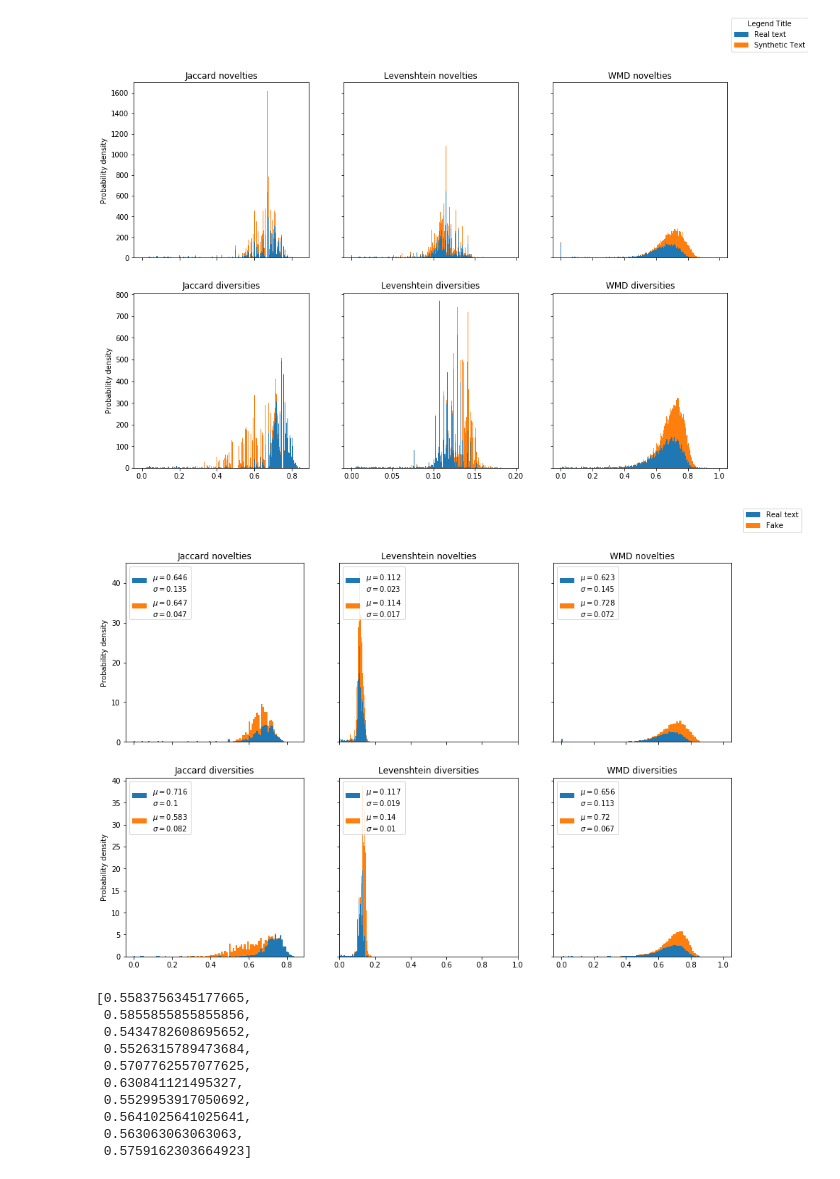
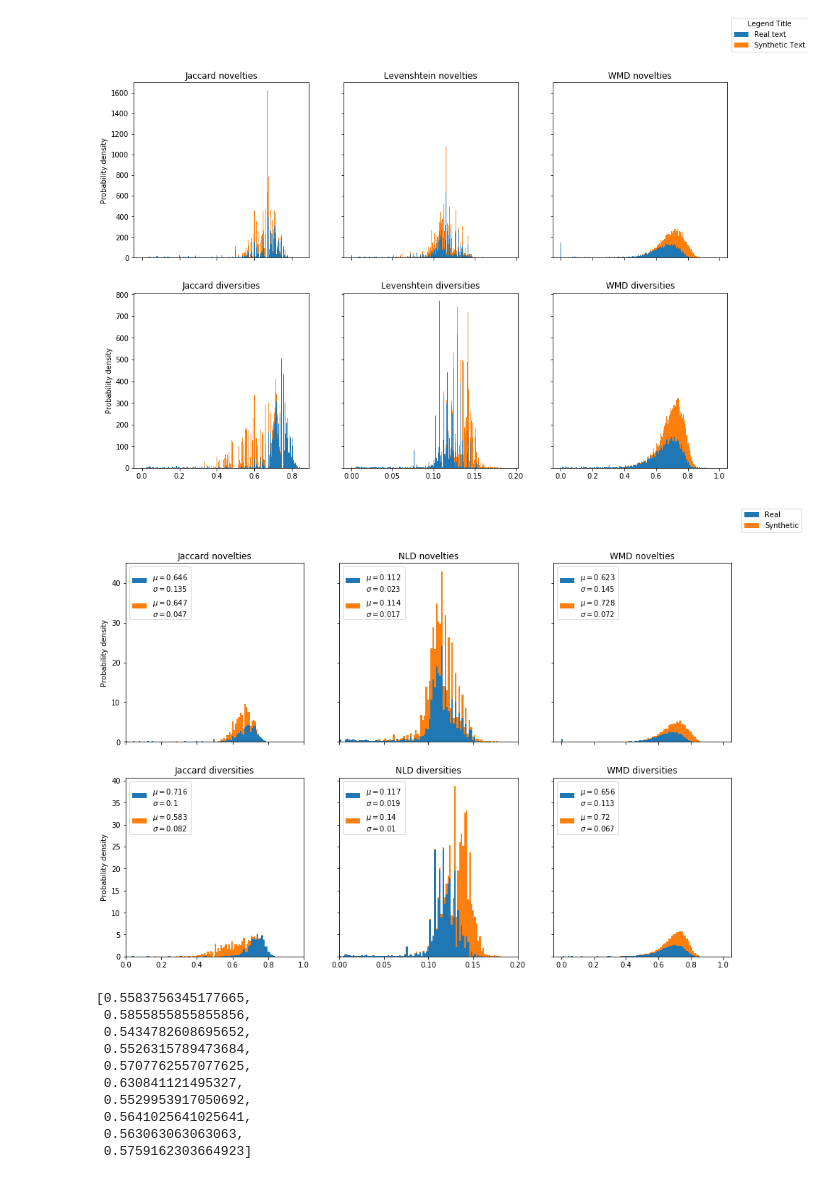
Before and after one commit to debashishc/classification-real-fake-text, a Jupyter notebook: Multimetric analysis.ipynb, the cells around one changed output. Saved outputs shown, nothing was run; the diff lists cells and outputs as text; code cells hidden in the pictures.

```diff
--- a/Multimetric analysis.ipynb
+++ b/Multimetric analysis.ipynb
@@ -362,7 +364,7 @@ for ax in axarr.flat:
 [figure]
 # %%
 n_bins=100
-colors = ["Real text", "Fake"]
+colors = ["Real", "Synthetic"]
 # plt.hist(jac_novs, n_bins, density=1, histtype='bar', stacked=True, label=colors)
 # plt.legend(loc="upper right")
 
@@ -372,13 +374,15 @@ p1 = axarr[0, 0].hist(jac_novs, n_bins, density=1, histtype='bar', stacked=True,
         round(np.nanmean(jac_real_novelties), 3), round(np.nanstd(jac_real_novelties), 3)),'$\mu={}$ \n$\sigma={}$'.format(
         round(np.nanmean(jac_fake_novelties), 3), round(np.nanstd(jac_fake_novelties), 3))])
 axarr[0, 0].legend(loc="upper left")
+axarr[0, 0].set_xlim(0,1)
 axarr[0, 0].set_title('Jaccard novelties')
 p2 = axarr[0, 1].hist(lev_novs, n_bins, density=1, histtype='bar', stacked=True, label=['$\mu={}$ \n$\sigma={}$'.format(
         round(np.nanmean(lev_normed_real_novelties), 3), round(np.nanstd(lev_normed_real_novelties), 3)),'$\mu={}$ \n$\sigma={}$'.format(
         round(np.nanmean(lev_normed_fake_novelties), 3), round(np.nanstd(lev_normed_fake_novelties), 3))])
 axarr[0, 1].legend(loc="upper left")
-axarr[0, 1].set_xlim(0,1)
-axarr[0, 1].set_title('Levenshtein novelties')
+axarr[0, 1].set_xlim(0,0.2)
+axarr[0, 1].set_xticks([0, 0.05, 0.10,0.15,0.2])
+axarr[0, 1].set_title('NLD novelties')
 p3 = axarr[0, 2].hist(wmd_novs, n_bins, density=1, histtype='bar', stacked=True, label=['$\mu={}$ \n$\sigma={}$'.format(
         round(np.nanmean(wmd_normed_real_novelties), 3), round(np.nanstd(wmd_normed_real_novelties), 3)),'$\mu={}$ \n$\sigma={}$'.format(
         round(np.nanmean(wmd_normed_fake_novelties), 3), round(np.nanstd(wmd_normed_fake_novelties), 3))])
@@ -389,35 +393,36 @@ p4 = axarr[1, 0].hist(jac_divs, n_bins, density=1, histtype='bar', stacked=True,
         round(np.nanmean(jac_fake_diversities), 3), round(np.nanstd(jac_fake_diversities), 3))])
 axarr[1, 0].legend(loc="upper left")
 axarr[1, 0].set_title('Jaccard diversities')
 p5 = axarr[1, 1].hist(lev_divs, n_bins, density=1, histtype='bar', stacked=True, label=['$\mu={}$ \n$\sigma={}$'.format(
         round(np.nanmean(lev_normed_real_diversities), 3), round(np.nanstd(lev_normed_real_diversities), 3)),'$\mu={}$ \n$\sigma={}$'.format(
         round(np.nanmean(lev_normed_fake_diversities), 3), round(np.nanstd(lev_normed_fake_diversities), 3))])
 axarr[1, 1].legend(loc="upper left")
-axarr[1, 1].set_title('Levenshtein diversities')
+axarr[1, 1].set_xlim(0,0.2)
+axarr[1, 1].set_title('NLD diversities')
 p6 = axarr[1, 2].hist(wmd_divs, n_bins, density=1, histtype='bar', stacked=True, label=['$\mu={}$ \n$\sigma={}$'.format(
         round(np.nanmean(wmd_normed_real_diversities), 3), round(np.nanstd(wmd_normed_real_diversities), 3)),'$\mu={}$ \n$\sigma={}$'.format(
         round(np.nanmean(wmd_normed_fake_diversities), 3), round(np.nanstd(wmd_normed_fake_diversities), 3))])
 axarr[1, 2].legend(loc="upper left")
 axarr[1, 2].set_title('WMD diversities')
 
 line_labels = colors
 fig.legend([p1, p6],     # The line objects
            labels=line_labels,   # The labels for each line
            loc="upper right",   # Position of legend
            borderaxespad=0.9,    # Small spacing around legend box
            title=""  # Title for the legend
            )
 
 fig.set_figheight(10)
 fig.set_figwidth(15)
 
 for ax in axarr.flat:
     ax.set(ylabel='Probability density')
 # Hide x labels and tick labels for top plots and y ticks for right plots.
 for ax in axarr.flat:
     ax.label_outer()
 # %% [output]
-[figure, old version]
+[figure, new version]
 # %%
 n_bins=100
 colors = ["Real text", "Synthetic Text"]
```
Also changed, not shown: parts of 8 cells of this notebook, 11 other files.
